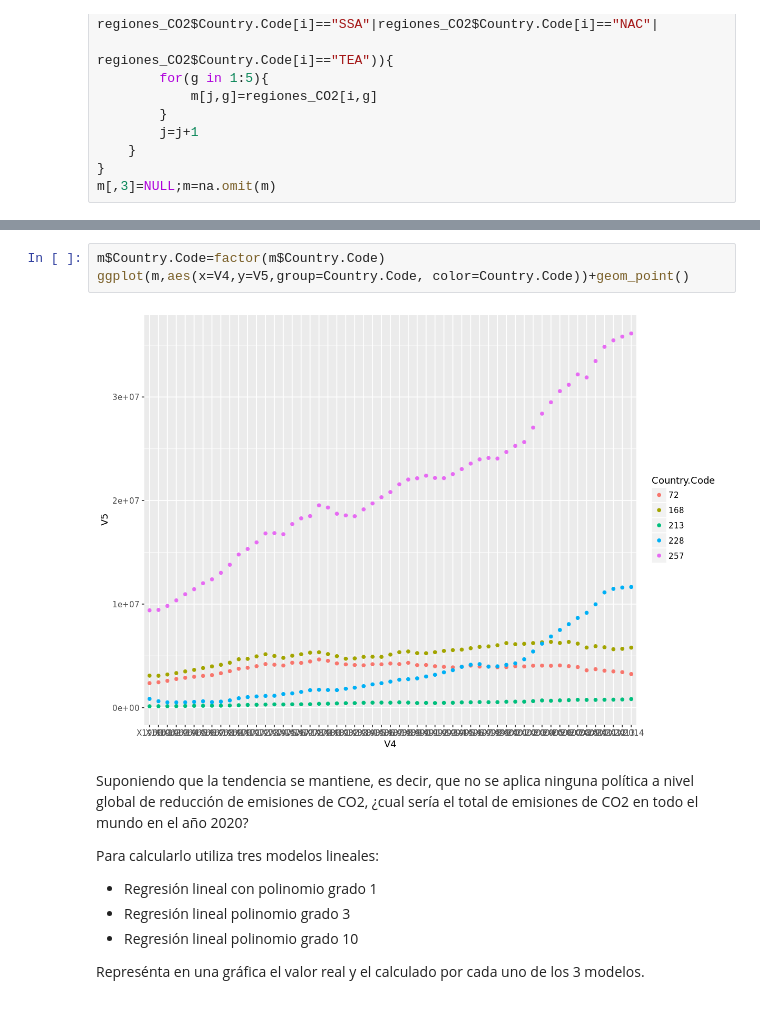
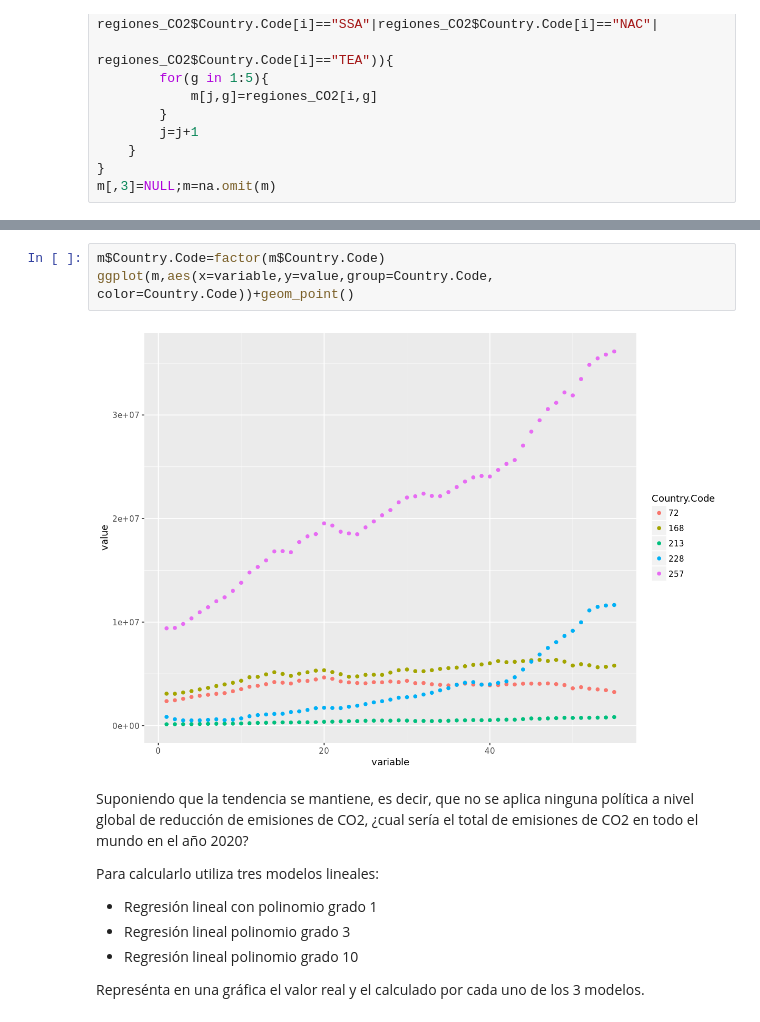
Before and after one commit to miguelcores/Data-Mining.R, a Jupyter notebook: practica/Practica1.ipynb, the cells around one changed output, grey strips where cells are left out. Drawn from its saved outputs; the diff is of its cells as text.

```diff
--- a/practica/Practica1.ipynb
+++ b/practica/Practica1.ipynb
@@ -374,8 +386,8 @@ head(m)
 # %%
 m$Country.Code=factor(m$Country.Code)
-ggplot(m,aes(x=V4,y=V5,group=Country.Code, color=Country.Code))+geom_point()
+ggplot(m,aes(x=variable,y=value,group=Country.Code, color=Country.Code))+geom_point()
 # %% [output]
-[figure, old version]
+[figure, new version]
 # %% [markdown]
 Suponiendo que la tendencia se mantiene, es decir, que no se aplica ninguna política a nivel global de reducción de emisiones de CO2, ¿cual sería el total de emisiones de CO2 en todo el mundo en el año 2020?
 
```
Also changed, not shown: parts of 9 cells of this notebook.
